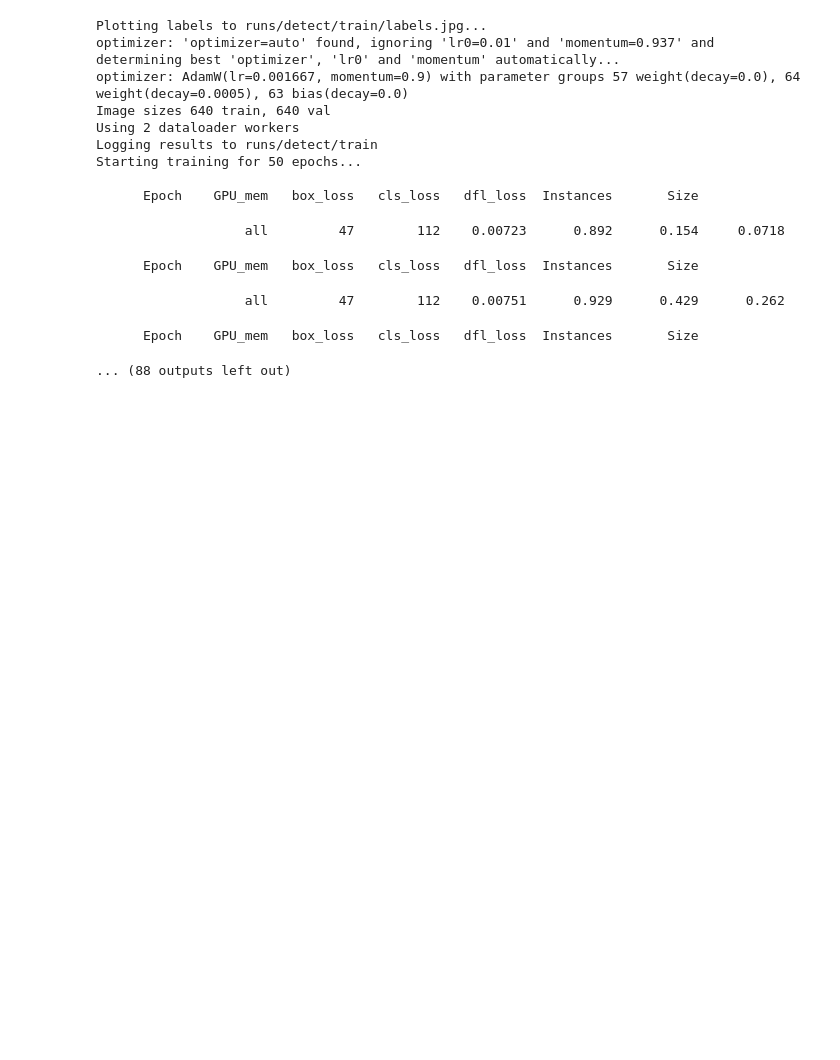
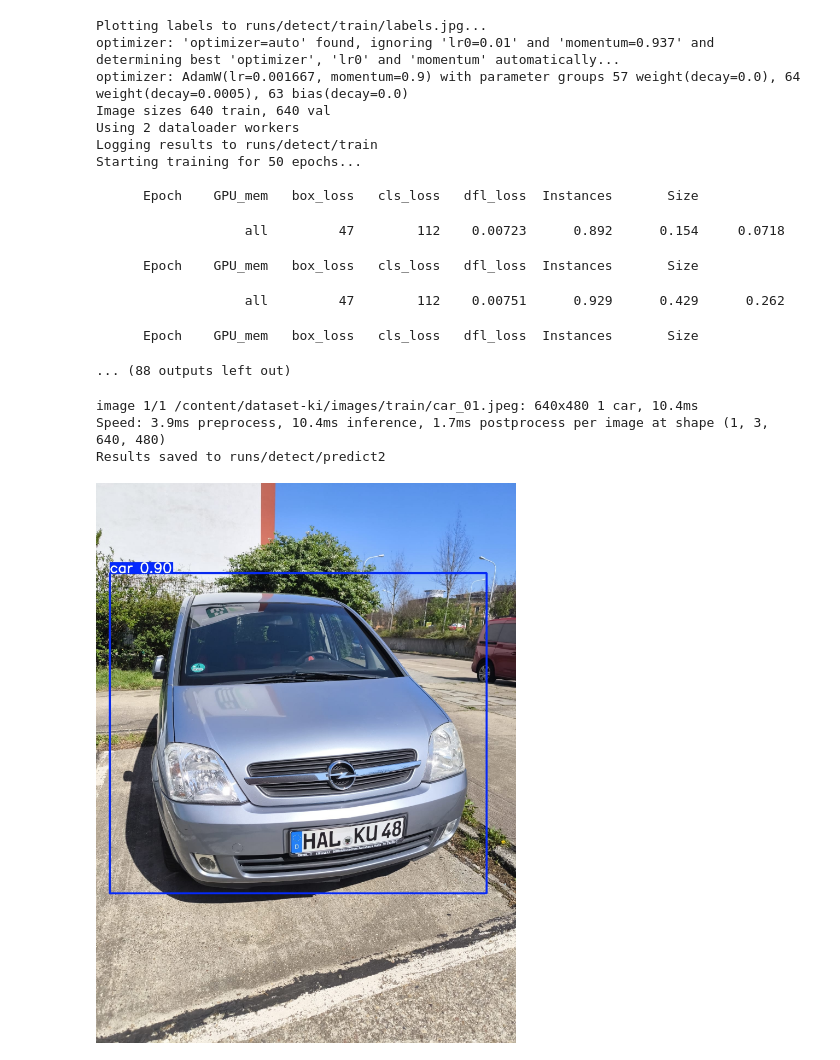
Before and after one commit to Mohamed-ux-beep/object-Detection, a Jupyter notebook: ObjektDetection.ipynb, the cells around one changed output. Cells and saved outputs as stored; diff of their text form; code cells hidden in the pictures; blank space fills up the shorter version.

```diff
--- a/ObjektDetection.ipynb
+++ b/ObjektDetection.ipynb
@@ -91,3 +91,16 @@ Starting training for 50 epochs...
                    all         47        112    0.00751      0.929      0.429      0.262
       Epoch    GPU_mem   box_loss   cls_loss   dfl_loss  Instances       Size
 ... (88 outputs left out)
+# %%
+trained_model = YOLO("/content/runs/detect/train/weights/best.pt")
+result = trained_model.predict(source="/content/dataset-ki/images/train/car_01.jpeg", conf=0.3, save=True)
+# %% [output]
+image 1/1 /content/dataset-ki/images/train/car_01.jpeg: 640x480 1 car, 10.4ms
+Speed: 3.9ms preprocess, 10.4ms inference, 1.7ms postprocess per image at shape (1, 3, 640, 480)
+Results saved to runs/detect/predict2
+# %%
+# viewing the image
+from IPython.display import Image
+Image("/content/runs/detect/predict/car_01.jpg")
+# %% [output]
+[figure, added]
```
